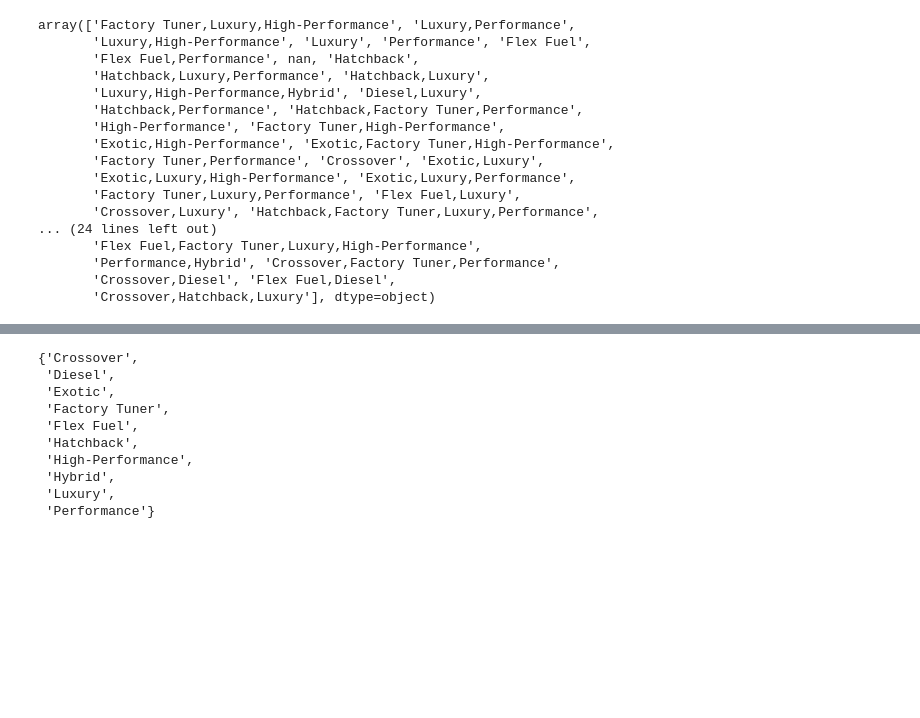
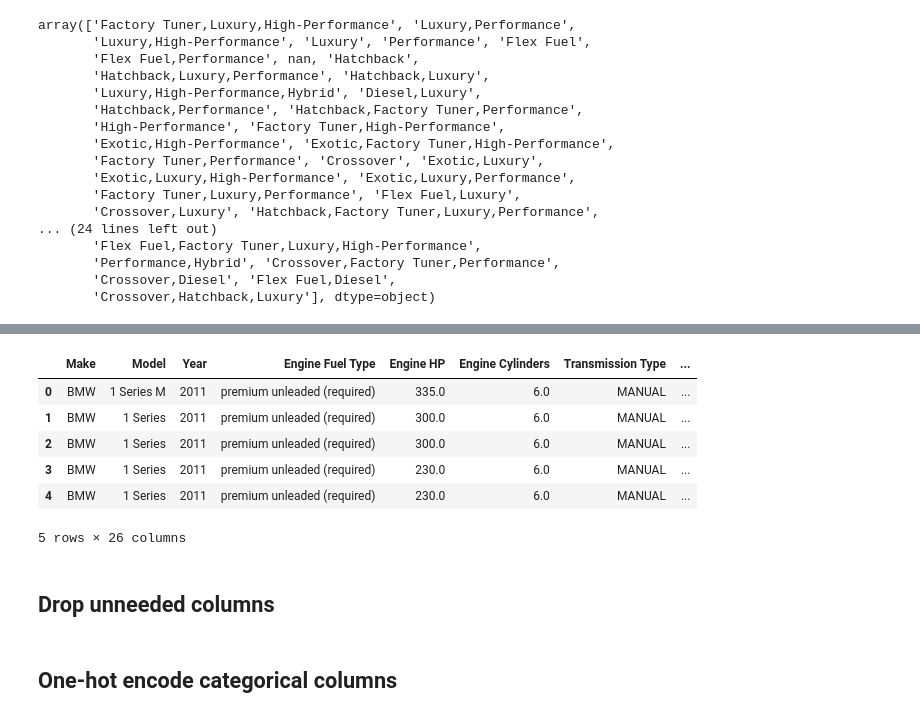
Before and after one commit to sirajali/car-price-predictor, a Jupyter notebook: notebooks/Feature_Engineering.ipynb, the cells around one changed output, grey strips where cells are left out. Cells and saved outputs as stored; diff of their text form; code cells hidden in the pictures; blank space fills up the shorter version.

Commit message:
Added feature engineering notebook and created model notebook

```diff
--- a/notebooks/Feature_Engineering.ipynb
+++ b/notebooks/Feature_Engineering.ipynb
@@ -185,20 +194,23 @@ def parse_market_category(mc):
-# %%
-all_categories = []
-for c in set(df_xform['Market Category'].unique()):
-    if c == c:
-        for cat in c.split(','):
-            if cat not in all_categories:
-                all_categories.append(cat)
-
-set(all_categories)
-# %% [output]
-{'Crossover',
- 'Diesel',
- 'Exotic',
- 'Factory Tuner',
- 'Flex Fuel',
- 'Hatchback',
- 'High-Performance',
- 'Hybrid',
- 'Luxury',
- 'Performance'}
+# %%
+def parse_market_category(mc):
+    cat_dict = dict.fromkeys(all_categories, 0)
+    if mc == mc: # account for nan
+        for c in mc.split(','):
+            cat_dict[c] = 1
+    return cat_dict
+# %%
+market_category_df = df_xform['Market Category'].apply(parse_market_category).apply(pd.Series)
+# %%
+df_xform = pd.merge(df_xform, market_category_df, left_index=True, right_index=True)
+# %%
+df_xform.head()
+# %% [output]
+|  | Make | Model | Year | Engine Fuel Type | Engine HP | Engine Cylinders | Transmission Type | ... |
+| 0 | BMW | 1 Series M | 2011 | premium unleaded (required) | 335.0 | 6.0 | MANUAL | ... |
+| 1 | BMW | 1 Series | 2011 | premium unleaded (required) | 300.0 | 6.0 | MANUAL | ... |
+| 2 | BMW | 1 Series | 2011 | premium unleaded (required) | 300.0 | 6.0 | MANUAL | ... |
+| 3 | BMW | 1 Series | 2011 | premium unleaded (required) | 230.0 | 6.0 | MANUAL | ... |
+| 4 | BMW | 1 Series | 2011 | premium unleaded (required) | 230.0 | 6.0 | MANUAL | ... |
+5 rows × 26 columns
+# %% [markdown]
+## Drop unneeded columns
@@ -204,0 +219,2 @@ set(all_categories)
+# %% [markdown]
+## One-hot encode categorical columns
```
Also changed, not shown: parts of 11 cells of this notebook, 3 other files.
